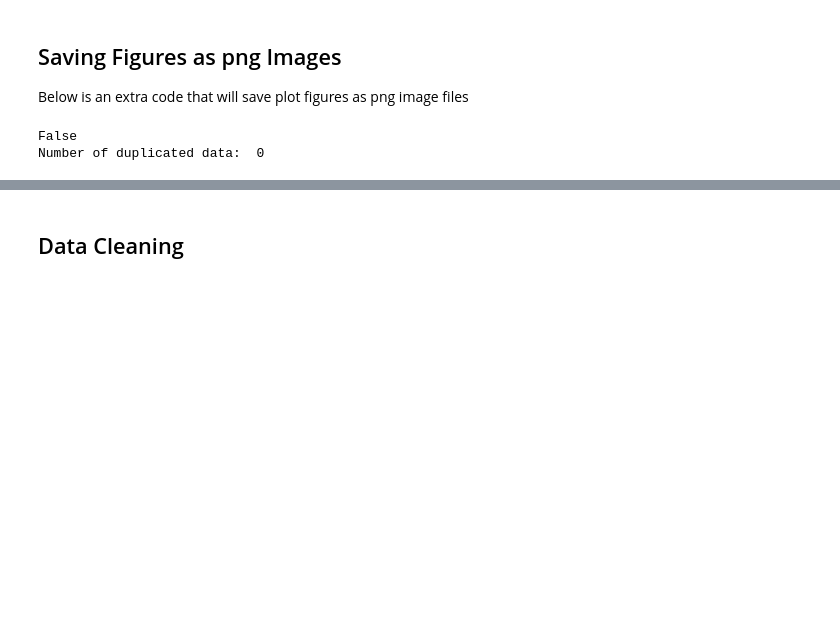
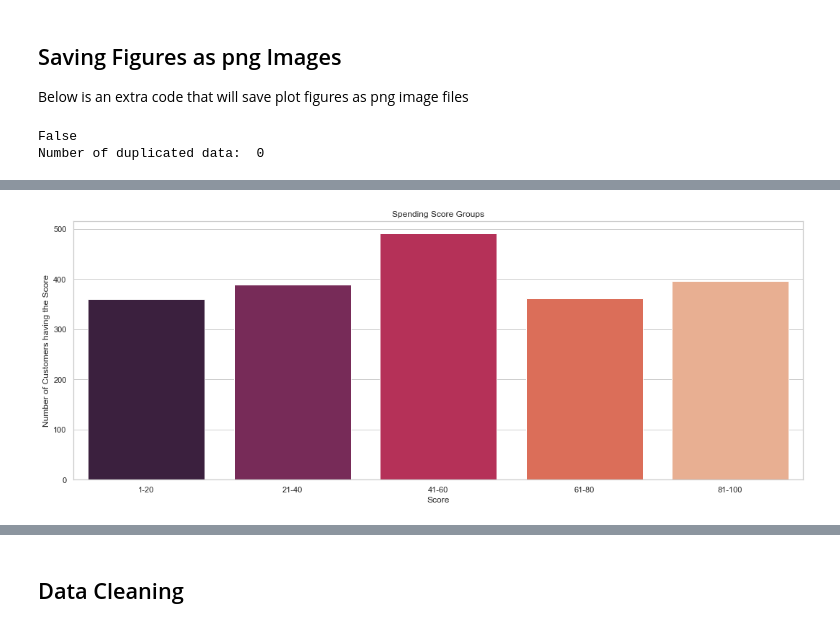
Before and after one commit to AiJared/Customer-Segmentation, a Jupyter notebook: Customer Segmentation.ipynb, the cells around one changed output, grey strips where cells are left out. Drawn from its saved outputs; the diff is of its cells as text; code cells hidden in the pictures; blank space fills up the shorter version.

```diff
--- a/Customer Segmentation.ipynb
+++ b/Customer Segmentation.ipynb
@@ -269,0 +310,20 @@ save_fig("gender-count")
+# %%
+# let's also create groups based on Spending score
+ss_1_20 = df["Spending Score (1-100)"][(df["Spending Score (1-100)"] >=1) & (df["Spending Score (1-100)"] <=20)]
+ss_21_40 = df["Spending Score (1-100)"][(df["Spending Score (1-100)"] >=21) & (df["Spending Score (1-100)"] <=40)]
+ss_41_60 = df["Spending Score (1-100)"][(df["Spending Score (1-100)"] >=41) & (df["Spending Score (1-100)"] <=60)]
+ss_61_80 = df["Spending Score (1-100)"][(df["Spending Score (1-100)"] >=61) & (df["Spending Score (1-100)"] <=80)]
+ss_81_100 = df["Spending Score (1-100)"][(df["Spending Score (1-100)"] >=81) & (df["Spending Score (1-100)"] <=100)]
+
+ssx = ["1-20", "21-40", "41-60", "61-80", "81-100"]
+ssy = [len(ss_1_20.values), len(ss_21_40.values), len(ss_41_60.values), len(ss_61_80.values), len(ss_81_100)]
+
+plt.figure(figsize=(15,6))
+sns.barplot(x = ssx, y = ssy, palette='rocket')
+plt.title("Spending Score Groups")
+plt.xlabel("Score")
+plt.ylabel("Number of Customers having the Score")
+save_fig("spending-score-groups")
+plt.show()
+# %% [output]
+[figure, added]
```
Also changed, not shown: parts of 16 cells of this notebook, 6 other files.
